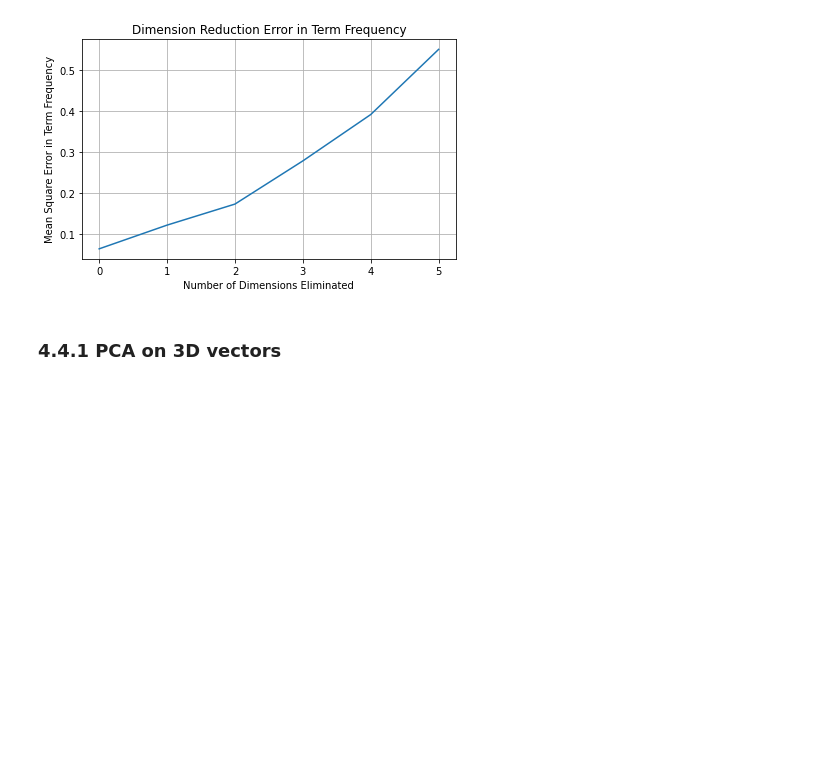
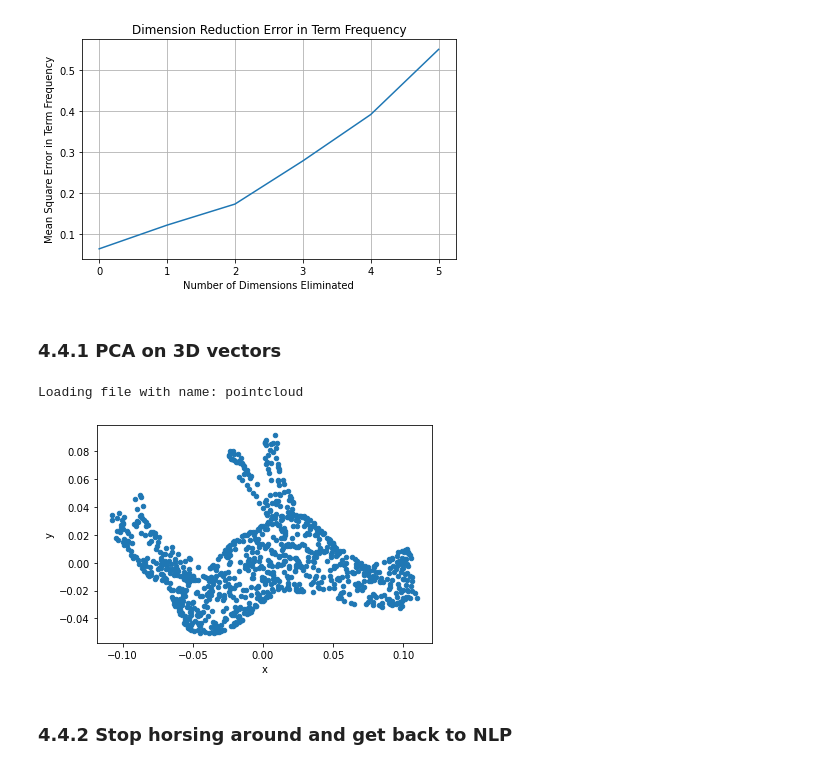
Before and after one commit to deacona/nlpia, a Jupyter notebook: src/nlpia/book/examples/ch04_examples.ipynb, the cells around one changed output. Drawn from its saved outputs; the diff is of its cells as text; code cells hidden in the pictures; blank space fills up the shorter version.

```diff
--- a/src/nlpia/book/examples/ch04_examples.ipynb
+++ b/src/nlpia/book/examples/ch04_examples.ipynb
@@ -260,3 +262,17 @@ print(err)
 [figure]
 # %% [markdown]
 ### 4.4.1 PCA on 3D vectors
+# %%
+from sklearn.decomposition import PCA
+import seaborn
+
+df = get_data('pointcloud').sample(1000)
+pca = PCA(n_components=2)
+df2d = pd.DataFrame(pca.fit_transform(df), columns=list('xy'))
+df2d.plot(kind='scatter', x='x', y='y')
+plt.show()
+# %% [output]
+Loading file with name: pointcloud
+[figure, added]
+# %% [markdown]
+### 4.4.2 Stop horsing around and get back to NLP
```
Also changed, not shown: parts of 18 cells of this notebook.
